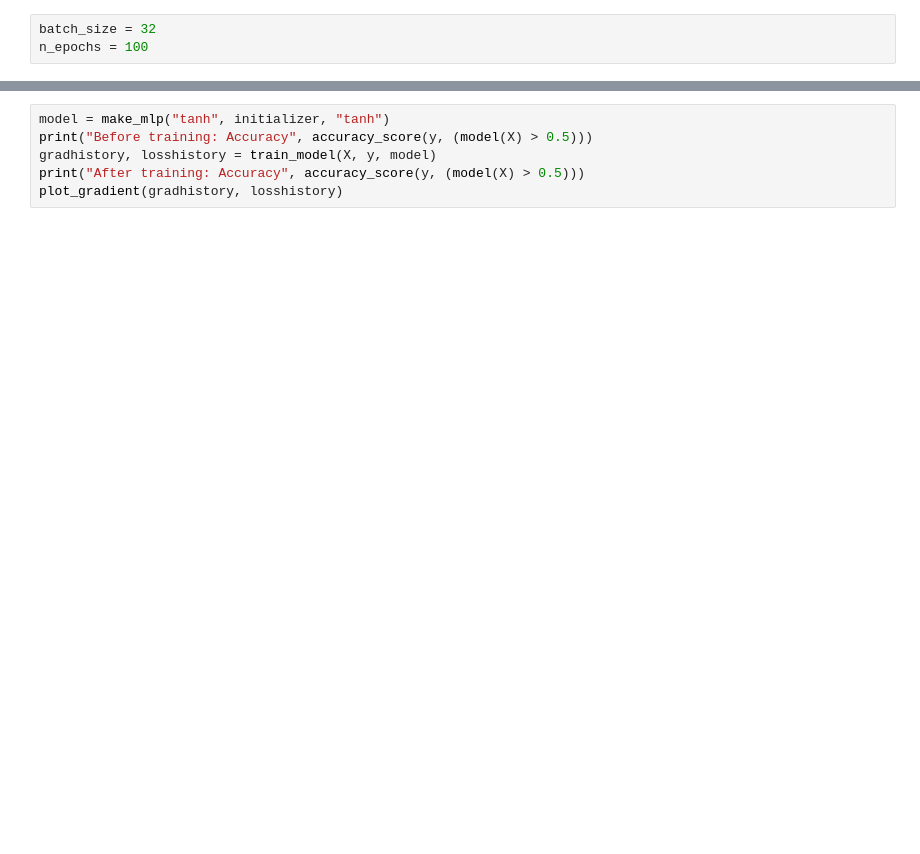
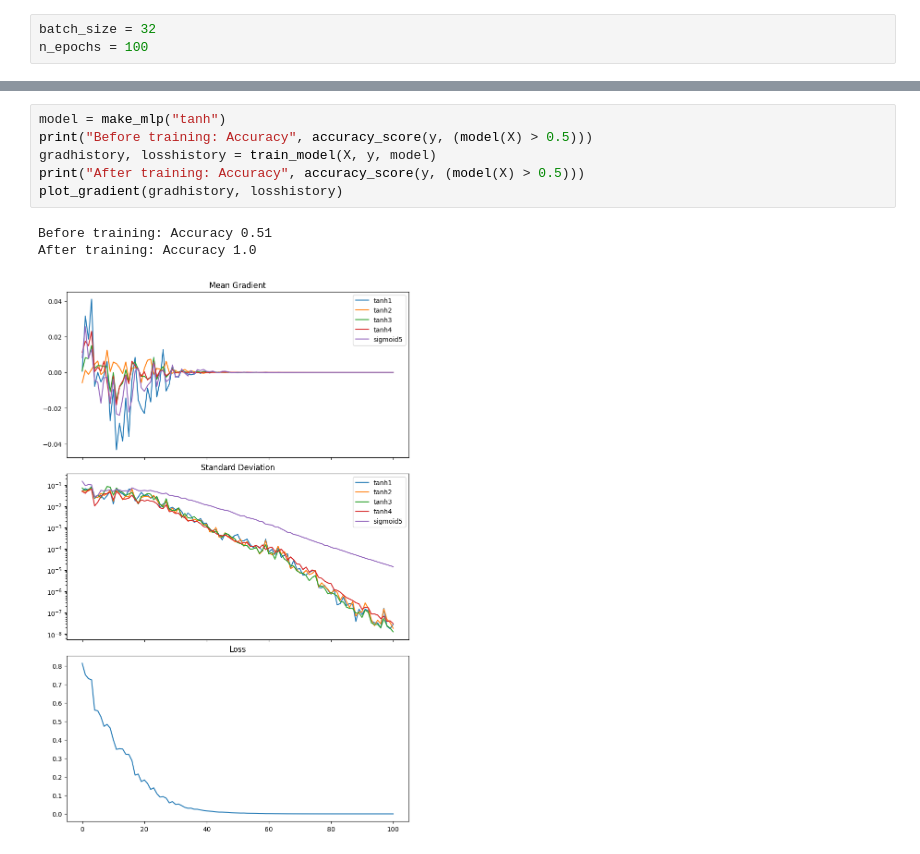
Before and after one commit to fabiogaiera/machine-learning-concepts, a Jupyter notebook: Vanishing Gradient/Vanishing Gradient Problem.ipynb, the cells around one changed output, grey strips where cells are left out. Drawn from its saved outputs; the diff is of its cells as text; blank space fills up the shorter version.

```diff
--- a/Vanishing Gradient/Vanishing Gradient Problem.ipynb
+++ b/Vanishing Gradient/Vanishing Gradient Problem.ipynb
@@ -226,7 +269,11 @@ NameError: name 'initializer' is not defined
 # %%
-model = make_mlp("tanh", initializer, "tanh")
+model = make_mlp("tanh")
 print("Before training: Accuracy", accuracy_score(y, (model(X) > 0.5)))
 gradhistory, losshistory = train_model(X, y, model)
 print("After training: Accuracy", accuracy_score(y, (model(X) > 0.5)))
 plot_gradient(gradhistory, losshistory)
+# %% [output]
+Before training: Accuracy 0.51
+After training: Accuracy 1.0
+[figure, added]
 # %%
```
Also changed, not shown: parts of 24 cells of this notebook.
